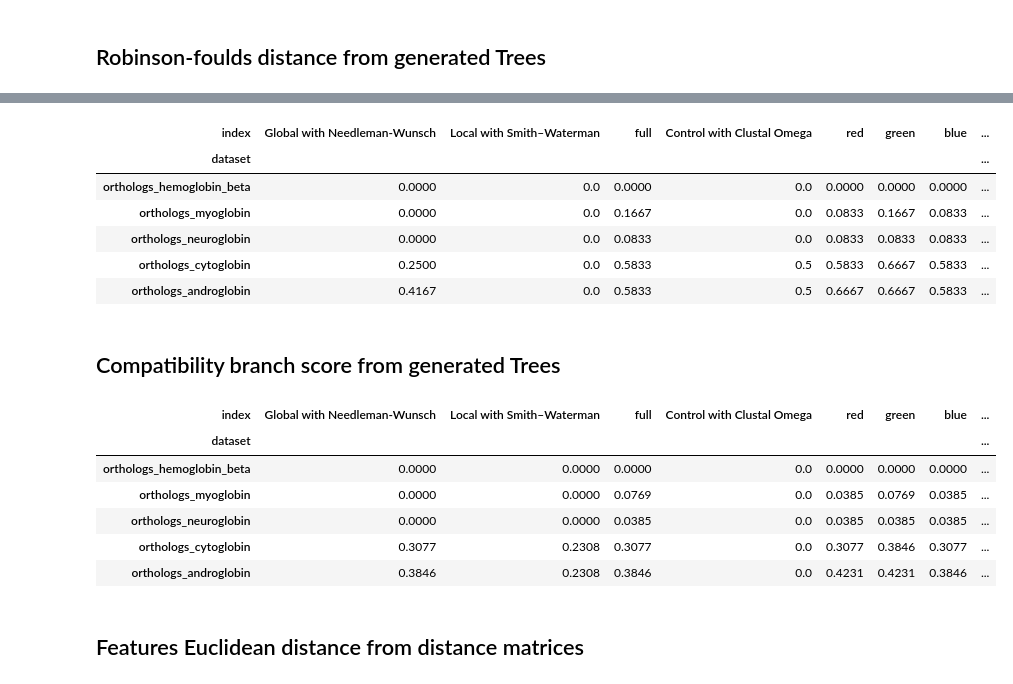
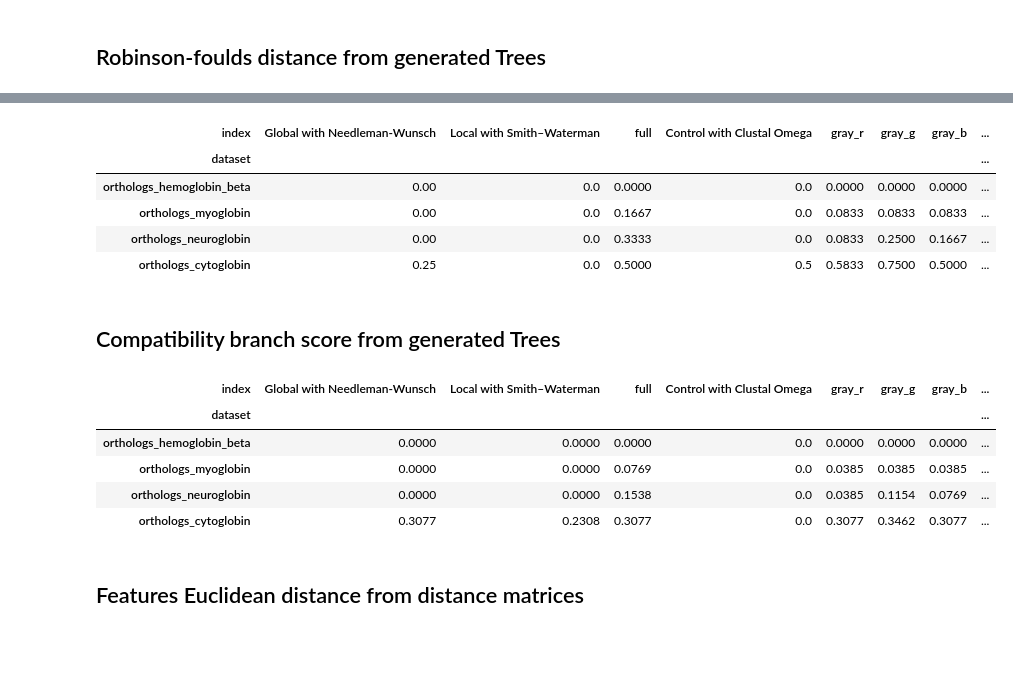
Before and after one commit to TreeTechDev/biomodelml, a Jupyter notebook: notebooks/results/v4/Feature Analysis by Channel.ipynb, the cells around one changed output, grey strips where cells are left out. Cells and saved outputs as stored; diff of their text form; code cells hidden in the pictures; blank space fills up the shorter version.

```diff
--- a/notebooks/results/v4/Feature Analysis by Channel.ipynb
+++ b/notebooks/results/v4/Feature Analysis by Channel.ipynb
@@ -71,8 +70,6 @@ def read_and_linear_correlate(dataset, channel="full"):
 # %% [markdown]
 ## Linear Correlation from distance matrices
 # %%
-channels = ("full", "red", "green", "blue", "red_green", "red_blue", "green_blue", "gray_r", "gray_g", "gray_b", "gray_max", "gray_mean")
-datasets = ["orthologs_hemoglobin_beta", "orthologs_myoglobin", "orthologs_neuroglobin", "orthologs_cytoglobin", "orthologs_androglobin"]
 sum_dfs = []
 for channel in channels:
     dfs = []
@@ -109,8 +105,6 @@ def read_and_correlate(dataset, channel="full"):
 # %% [markdown]
 ## Predictive Power Score from distance matrices
 # %%
-channels = ("full", "red", "green", "blue", "red_green", "red_blue", "green_blue", "gray_r", "gray_g", "gray_b", "gray_max", "gray_mean")
-datasets = ["orthologs_hemoglobin_beta", "orthologs_myoglobin", "orthologs_neuroglobin", "orthologs_cytoglobin", "orthologs_androglobin"]
 sum_dfs = []
 for channel in channels:
     dfs = []
@@ -147,8 +140,6 @@ def read_and_tree_compare(dataset, channel="full", control="Control with Clustal
 # %% [markdown]
 ## Robinson-foulds distance from generated Trees
 # %%
-channels = ("full", "red", "green", "blue", "red_green", "red_blue", "green_blue", "gray_r", "gray_g", "gray_b", "gray_max", "gray_mean")
-datasets = ["orthologs_hemoglobin_beta", "orthologs_myoglobin", "orthologs_neuroglobin", "orthologs_cytoglobin", "orthologs_androglobin"]
 sum_dfs = []
 for channel in channels:
     dfs = []
@@ -167,6 +157,4 @@ pandas.concat(sum_dfs, axis=1).T.reset_index().drop_duplicates(["index"]).set_in
 # %%
-channels = ("full", "red", "green", "blue", "red_green", "red_blue", "green_blue", "gray_r", "gray_g", "gray_b", "gray_max", "gray_mean")
-datasets = ["orthologs_hemoglobin_beta", "orthologs_myoglobin", "orthologs_neuroglobin", "orthologs_cytoglobin", "orthologs_androglobin"]
 sum_dfs = []
 for channel in channels:
     dfs = []
@@ -185,21 +172,18 @@ pandas.concat(sum_dfs, axis=1).T.reset_index().drop_duplicates(["index"]).set_in
 # %%
-channels = ("full", "red", "green", "blue", "red_green", "red_blue", "green_blue", "gray_r", "gray_g", "gray_b", "gray_max", "gray_mean")
-datasets = ["orthologs_hemoglobin_beta", "orthologs_myoglobin", "orthologs_neuroglobin", "orthologs_cytoglobin", "orthologs_androglobin"]
 sum_dfs = []
 for channel in channels:
     dfs = []
     for dataset in datasets:
         dfs.append(read_and_tree_compare(dataset, channel, "Local with Smith–Waterman"))
     sum_dfs.append(pandas.concat(dfs))
 pandas.concat(sum_dfs, axis=1).T.reset_index().drop_duplicates(["index"]).set_index("index").T
 # %% [output]
-| index | Global with Needleman-Wunsch | Local with Smith–Waterman | full | Control with Clustal Omega | red | green | blue | ... |
+| index | Global with Needleman-Wunsch | Local with Smith–Waterman | full | Control with Clustal Omega | gray_r | gray_g | gray_b | ... |
 | dataset |  |  |  |  |  |  |  | ... |
-| orthologs_hemoglobin_beta | 0.0000 | 0.0 | 0.0000 | 0.0 | 0.0000 | 0.0000 | 0.0000 | ... |
-| orthologs_myoglobin | 0.0000 | 0.0 | 0.1667 | 0.0 | 0.0833 | 0.1667 | 0.0833 | ... |
-| orthologs_neuroglobin | 0.0000 | 0.0 | 0.0833 | 0.0 | 0.0833 | 0.0833 | 0.0833 | ... |
-| orthologs_cytoglobin | 0.2500 | 0.0 | 0.5833 | 0.5 | 0.5833 | 0.6667 | 0.5833 | ... |
-| orthologs_androglobin | 0.4167 | 0.0 | 0.5833 | 0.5 | 0.6667 | 0.6667 | 0.5833 | ... |
+| orthologs_hemoglobin_beta | 0.00 | 0.0 | 0.0000 | 0.0 | 0.0000 | 0.0000 | 0.0000 | ... |
+| orthologs_myoglobin | 0.00 | 0.0 | 0.1667 | 0.0 | 0.0833 | 0.0833 | 0.0833 | ... |
+| orthologs_neuroglobin | 0.00 | 0.0 | 0.3333 | 0.0 | 0.0833 | 0.2500 | 0.1667 | ... |
+| orthologs_cytoglobin | 0.25 | 0.0 | 0.5000 | 0.5 | 0.5833 | 0.7500 | 0.5000 | ... |
 # %%
 def read_and_tree_compare_branches(dataset, channel="full"):
     result_dict = {}
@@ -221,8 +205,6 @@ def read_and_tree_compare_branches(dataset, channel="full"):
 # %% [markdown]
 ## Compatibility branch score from generated Trees
 # %%
-channels = ("full", "red", "green", "blue", "red_green", "red_blue", "green_blue", "gray_r", "gray_g", "gray_b", "gray_max", "gray_mean")
-datasets = ["orthologs_hemoglobin_beta", "orthologs_myoglobin", "orthologs_neuroglobin", "orthologs_cytoglobin", "orthologs_androglobin"]
 sum_dfs = []
 for channel in channels:
     dfs = []
@@ -231,13 +213,12 @@ for channel in channels:
     sum_dfs.append(pandas.concat(dfs))
 pandas.concat(sum_dfs, axis=1).T.reset_index().drop_duplicates(["index"]).set_index("index").T
 # %% [output]
-| index | Global with Needleman-Wunsch | Local with Smith–Waterman | full | Control with Clustal Omega | red | green | blue | ... |
+| index | Global with Needleman-Wunsch | Local with Smith–Waterman | full | Control with Clustal Omega | gray_r | gray_g | gray_b | ... |
 | dataset |  |  |  |  |  |  |  | ... |
 | orthologs_hemoglobin_beta | 0.0000 | 0.0000 | 0.0000 | 0.0 | 0.0000 | 0.0000 | 0.0000 | ... |
-| orthologs_myoglobin | 0.0000 | 0.0000 | 0.0769 | 0.0 | 0.0385 | 0.0769 | 0.0385 | ... |
-| orthologs_neuroglobin | 0.0000 | 0.0000 | 0.0385 | 0.0 | 0.0385 | 0.0385 | 0.0385 | ... |
-| orthologs_cytoglobin | 0.3077 | 0.2308 | 0.3077 | 0.0 | 0.3077 | 0.3846 | 0.3077 | ... |
-| orthologs_androglobin | 0.3846 | 0.2308 | 0.3846 | 0.0 | 0.4231 | 0.4231 | 0.3846 | ... |
+| orthologs_myoglobin | 0.0000 | 0.0000 | 0.0769 | 0.0 | 0.0385 | 0.0385 | 0.0385 | ... |
+| orthologs_neuroglobin | 0.0000 | 0.0000 | 0.1538 | 0.0 | 0.0385 | 0.1154 | 0.0769 | ... |
+| orthologs_cytoglobin | 0.3077 | 0.2308 | 0.3077 | 0.0 | 0.3077 | 0.3462 | 0.3077 | ... |
 # %%
 def read_and_compare_channels(dataset):
     result_dict = {}
```
Also changed, not shown: parts of 8 cells of this notebook, 3 other files.
